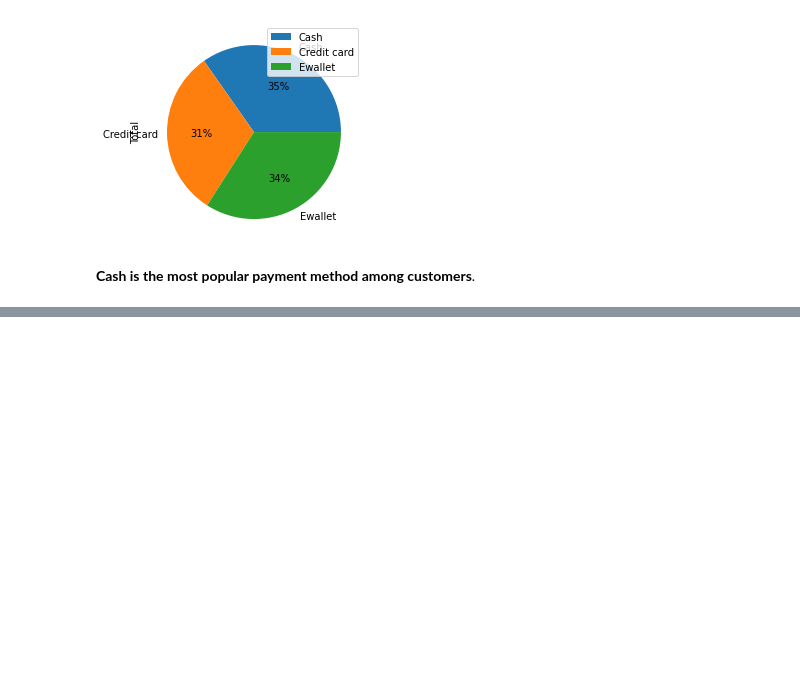
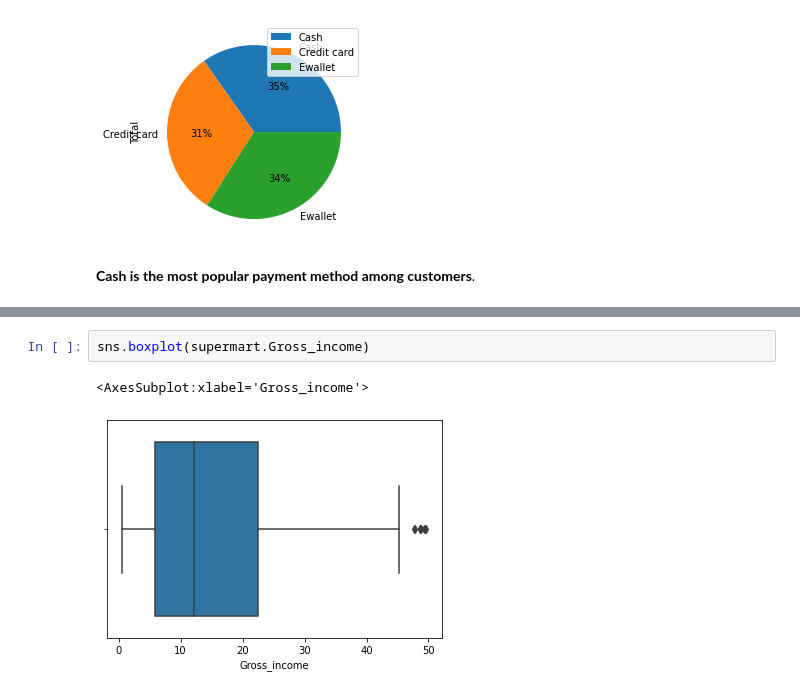
Before and after one commit to Bakul1110/Super_market-dataset, a Jupyter notebook: Super_Market_dataset.ipynb, the cells around one changed output, grey strips where cells are left out. Cells and saved outputs as stored; diff of their text form; blank space fills up the shorter version.

```diff
--- a/Super_Market_dataset.ipynb
+++ b/Super_Market_dataset.ipynb
@@ -343,0 +365,5 @@ __Cash is the most popular payment method among customers__.
+# %%
+sns.boxplot(supermart.Gross_income)
+# %% [output]
+<AxesSubplot:xlabel='Gross_income'>
+[figure, added]
```
Also changed, not shown: parts of 6 cells of this notebook.
